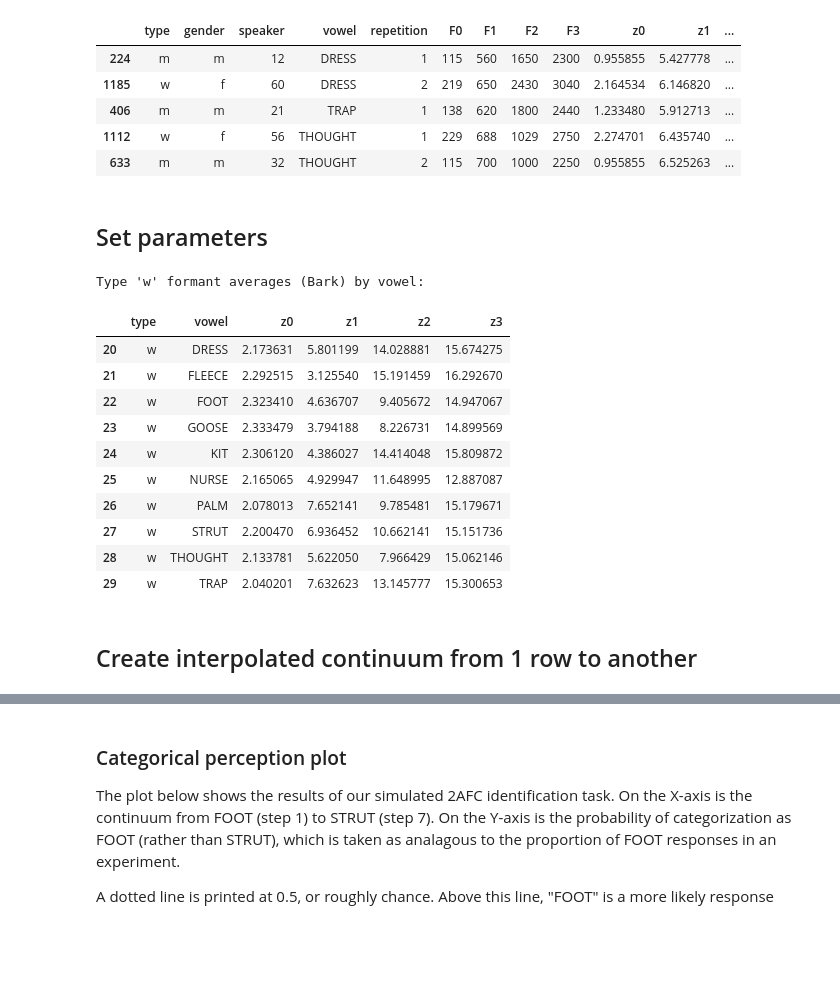
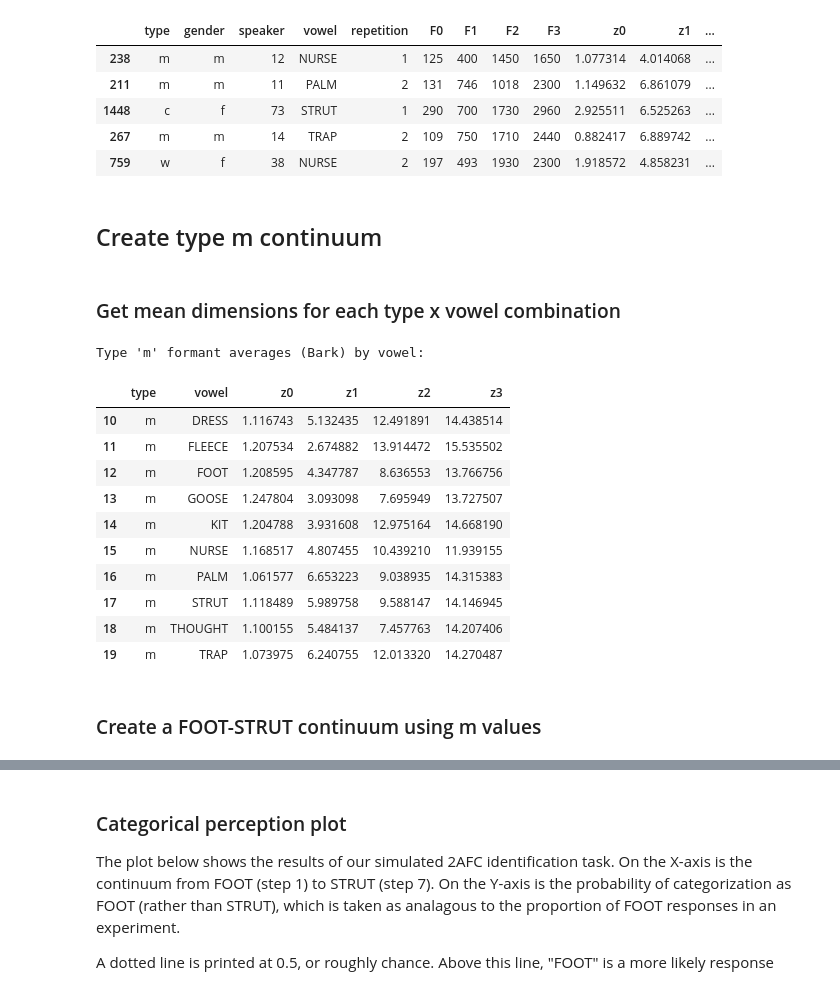
Before and after one commit to emilyremirez/ExemPy, a Jupyter notebook: ExemPy-ForcedChoice.ipynb, the cells around one changed output, grey strips where cells are left out. Drawn from its saved outputs; the diff is of its cells as text; code cells hidden in the pictures; blank space fills up the shorter version.

```diff
--- a/ExemPy-ForcedChoice.ipynb
+++ b/ExemPy-ForcedChoice.ipynb
@@ -34,14 +43,13 @@ sns.set_palette(colors)
 # %%
 pb52 = pd.read_csv('pb52_data//pb52.csv')
 pb52 = HzToBark(pb52,["F0", "F1", "F2", "F3"])
+excloud = pb52.copy()
 pb52.sample(5)
 # %% [output]
 |  | type | gender | speaker | vowel | repetition | F0 | F1 | F2 | F3 | z0 | z1 | ... |
-| 224 | m | m | 12 | DRESS | 1 | 115 | 560 | 1650 | 2300 | 0.955855 | 5.427778 | ... |
-| 1185 | w | f | 60 | DRESS | 2 | 219 | 650 | 2430 | 3040 | 2.164534 | 6.146820 | ... |
-| 406 | m | m | 21 | TRAP | 1 | 138 | 620 | 1800 | 2440 | 1.233480 | 5.912713 | ... |
-| 1112 | w | f | 56 | THOUGHT | 1 | 229 | 688 | 1029 | 2750 | 2.274701 | 6.435740 | ... |
-| 633 | m | m | 32 | THOUGHT | 2 | 115 | 700 | 1000 | 2250 | 0.955855 | 6.525263 | ... |
+| 238 | m | m | 12 | NURSE | 1 | 125 | 400 | 1450 | 1650 | 1.077314 | 4.014068 | ... |
+| 211 | m | m | 11 | PALM | 2 | 131 | 746 | 1018 | 2300 | 1.149632 | 6.861079 | ... |
+| 1448 | c | f | 73 | STRUT | 1 | 290 | 700 | 1730 | 2960 | 2.925511 | 6.525263 | ... |
+| 267 | m | m | 14 | TRAP | 2 | 109 | 750 | 1710 | 2440 | 0.882417 | 6.889742 | ... |
+| 759 | w | f | 38 | NURSE | 2 | 197 | 493 | 1930 | 2300 | 1.918572 | 4.858231 | ... |
-# %% [markdown]
-## Set parameters
 # %%
@@ -53,25 +60,27 @@ dimsvals ={
 dimslist = list(dimsvals.keys())
 catslist = ['type', 'vowel']           # man, woman, or child; lexical set notation
 cval = 25
+# %% [markdown]
+## Create type m continuum
+# %% [markdown]
+### Get mean dimensions for each type x vowel combination
 # %%
-# Get average values for each type x vowel
-###(Averages across speakers and repetitions)
 datasumm = datasummary(pb52, catslist, dimslist)
-print("Type 'w' formant averages (Bark) by vowel:")
-datasumm[datasumm["type"]=="w"]
+print("Type 'm' formant averages (Bark) by vowel:")
+datasumm[datasumm["type"] == "m"]
 # %% [output]
-Type 'w' formant averages (Bark) by vowel:
+Type 'm' formant averages (Bark) by vowel:
 |  | type | vowel | z0 | z1 | z2 | z3 |
-| 20 | w | DRESS | 2.173631 | 5.801199 | 14.028881 | 15.674275 |
-| 21 | w | FLEECE | 2.292515 | 3.125540 | 15.191459 | 16.292670 |
-| 22 | w | FOOT | 2.323410 | 4.636707 | 9.405672 | 14.947067 |
-| 23 | w | GOOSE | 2.333479 | 3.794188 | 8.226731 | 14.899569 |
-| 24 | w | KIT | 2.306120 | 4.386027 | 14.414048 | 15.809872 |
-| 25 | w | NURSE | 2.165065 | 4.929947 | 11.648995 | 12.887087 |
-| 26 | w | PALM | 2.078013 | 7.652141 | 9.785481 | 15.179671 |
-| 27 | w | STRUT | 2.200470 | 6.936452 | 10.662141 | 15.151736 |
-| 28 | w | THOUGHT | 2.133781 | 5.622050 | 7.966429 | 15.062146 |
-| 29 | w | TRAP | 2.040201 | 7.632623 | 13.145777 | 15.300653 |
+| 10 | m | DRESS | 1.116743 | 5.132435 | 12.491891 | 14.438514 |
+| 11 | m | FLEECE | 1.207534 | 2.674882 | 13.914472 | 15.535502 |
+| 12 | m | FOOT | 1.208595 | 4.347787 | 8.636553 | 13.766756 |
+| 13 | m | GOOSE | 1.247804 | 3.093098 | 7.695949 | 13.727507 |
+| 14 | m | KIT | 1.204788 | 3.931608 | 12.975164 | 14.668190 |
+| 15 | m | NURSE | 1.168517 | 4.807455 | 10.439210 | 11.939155 |
+| 16 | m | PALM | 1.061577 | 6.653223 | 9.038935 | 14.315383 |
+| 17 | m | STRUT | 1.118489 | 5.989758 | 9.588147 | 14.146945 |
+| 18 | m | THOUGHT | 1.100155 | 5.484137 | 7.457763 | 14.207406 |
+| 19 | m | TRAP | 1.073975 | 6.240755 | 12.013320 | 14.270487 |
-# %% [markdown]
-## Create interpolated continuum from 1 row to another
+# %% [markdown]
+### Create a FOOT-STRUT continuum using m values
 # %%
```
Also changed, not shown: parts of 20 cells of this notebook, 1 other file.
